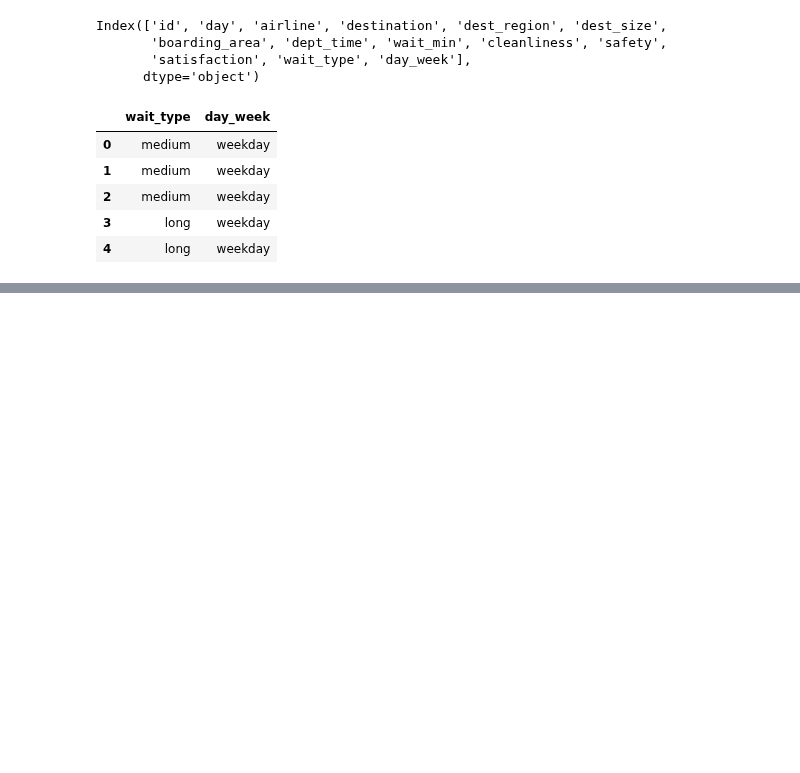
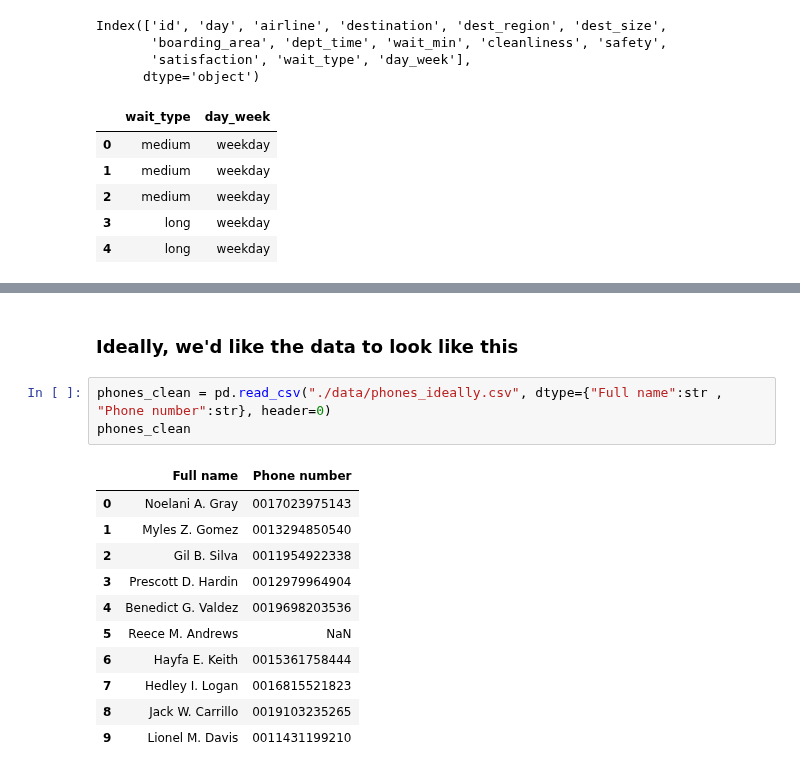
Before and after one commit to MichaelSzczepaniak/DataCamp, a Jupyter notebook: Tracks/Associate Data Scientist/20 Cleaning Data in Python/CleaningData.ipynb, the cells around one changed output, grey strips where cells are left out. Saved outputs shown, nothing was run; the diff lists cells and outputs as text; blank space fills up the shorter version.

```diff
--- a/Tracks/Associate Data Scientist/20 Cleaning Data in Python/CleaningData.ipynb
+++ b/Tracks/Associate Data Scientist/20 Cleaning Data in Python/CleaningData.ipynb
@@ -494,0 +517,17 @@ Index(['id', 'day', 'airline', 'destination', 'dest_region', 'dest_size',
+# %% [markdown]
+### Ideally, we'd like the data to look like this
+# %%
+phones_clean = pd.read_csv("./data/phones_ideally.csv", dtype={"Full name":str , "Phone number":str}, header=0)
+phones_clean
+# %% [output]
+|  | Full name | Phone number |
+| 0 | Noelani A. Gray | 0017023975143 |
+| 1 | Myles Z. Gomez | 0013294850540 |
+| 2 | Gil B. Silva | 0011954922338 |
+| 3 | Prescott D. Hardin | 0012979964904 |
+| 4 | Benedict G. Valdez | 0019698203536 |
+| 5 | Reece M. Andrews | NaN |
+| 6 | Hayfa E. Keith | 0015361758444 |
+| 7 | Hedley I. Logan | 0016815521823 |
+| 8 | Jack W. Carrillo | 0019103235265 |
+| 9 | Lionel M. Davis | 0011431199210 |
```
Also changed, not shown: parts of 7 cells of this notebook, 2 other files.
